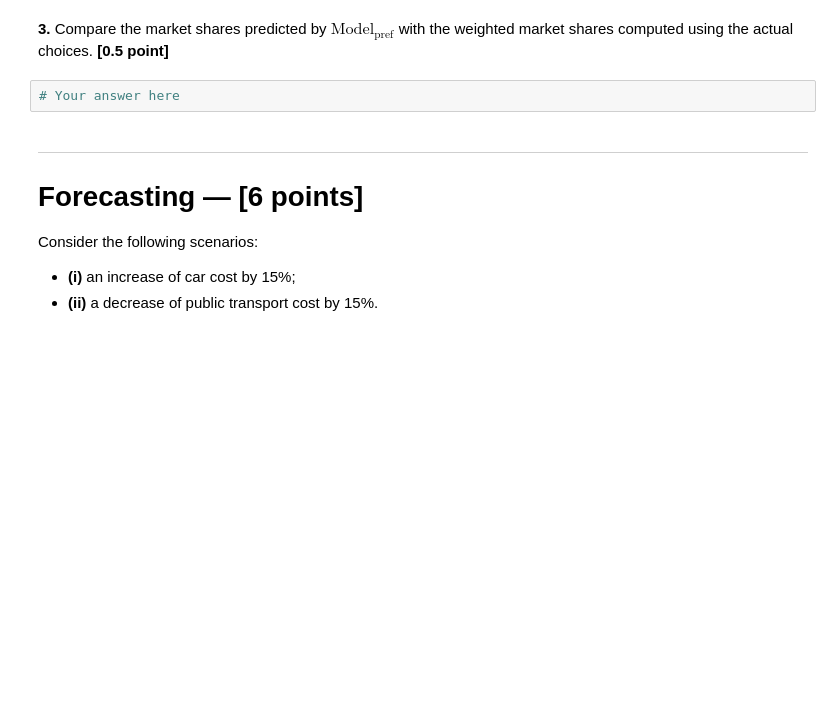
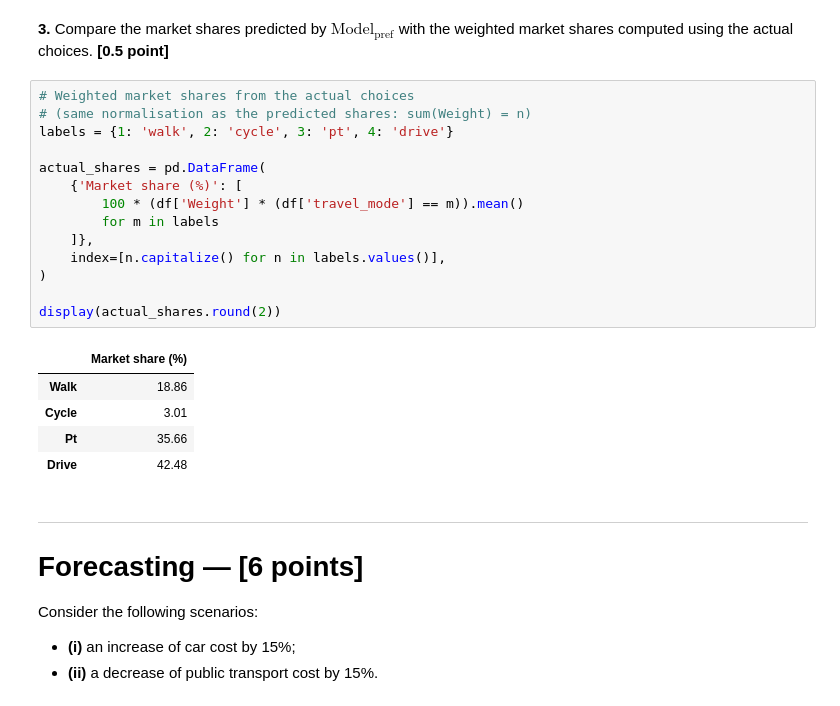
Before and after one commit to chloeruiz0300/Assignment, a Jupyter notebook: Market Shares and Forecasting.ipynb, the cells around one changed output. Drawn from its saved outputs; the diff is of its cells as text; blank space fills up the shorter version.

```diff
--- a/Market Shares and Forecasting.ipynb
+++ b/Market Shares and Forecasting.ipynb
@@ -507,7 +543,25 @@ Market share for drive: 43.2% CI: [41.0%-45.4%]
 with the weighted market shares computed using the actual choices.
 **[0.5 point]**
 # %%
-# Your answer here
+# Weighted market shares from the actual choices
+# (same normalisation as the predicted shares: sum(Weight) = n)
+labels = {1: 'walk', 2: 'cycle', 3: 'pt', 4: 'drive'}
+
+actual_shares = pd.DataFrame(
+    {'Market share (%)': [
+        100 * (df['Weight'] * (df['travel_mode'] == m)).mean()
+        for m in labels
+    ]},
+    index=[n.capitalize() for n in labels.values()],
+)
+
+display(actual_shares.round(2))
+# %% [output]
+|  | Market share (%) |
+| Walk | 18.86 |
+| Cycle | 3.01 |
+| Pt | 35.66 |
+| Drive | 42.48 |
 # %% [markdown]
 ---
 # Forecasting — [6 points]
```
Also changed, not shown: parts of 13 cells of this notebook.
